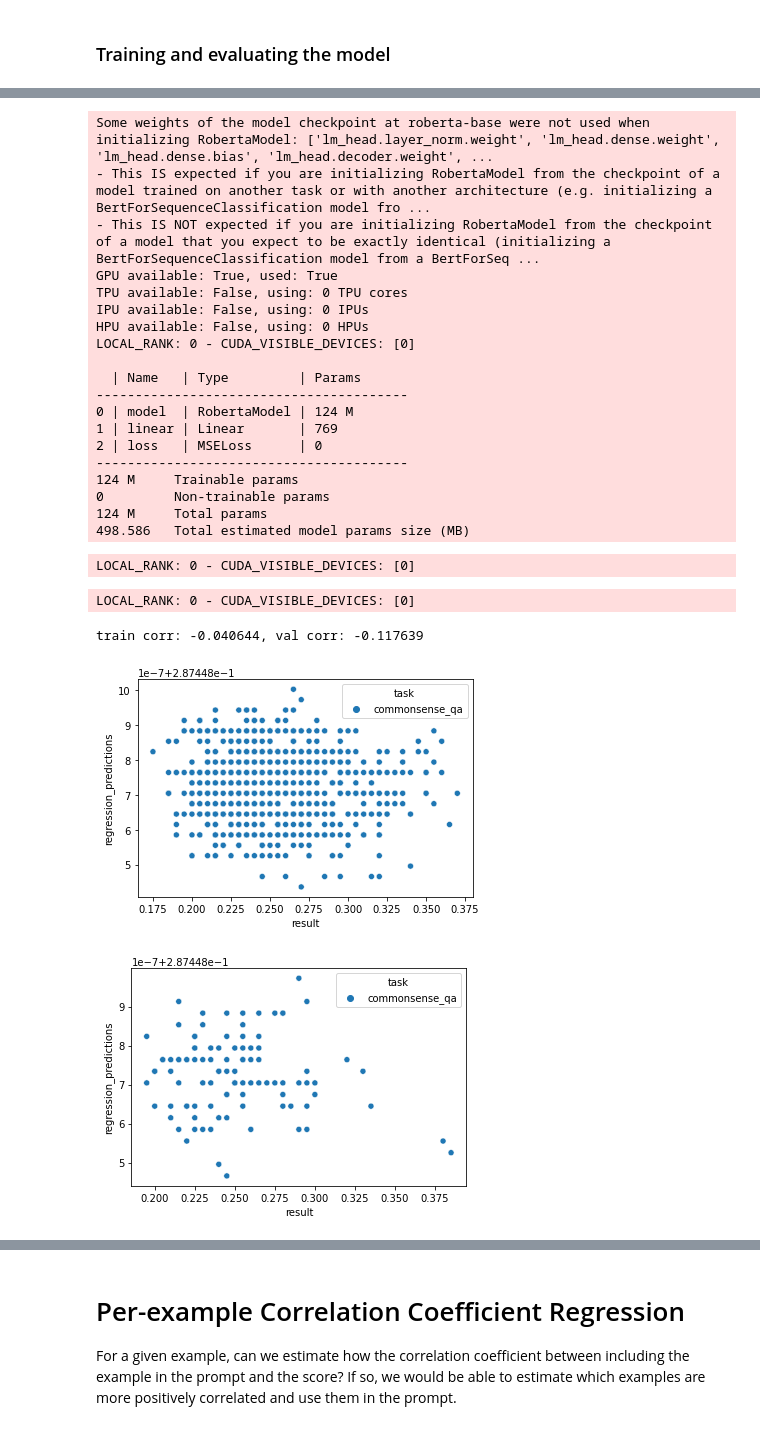
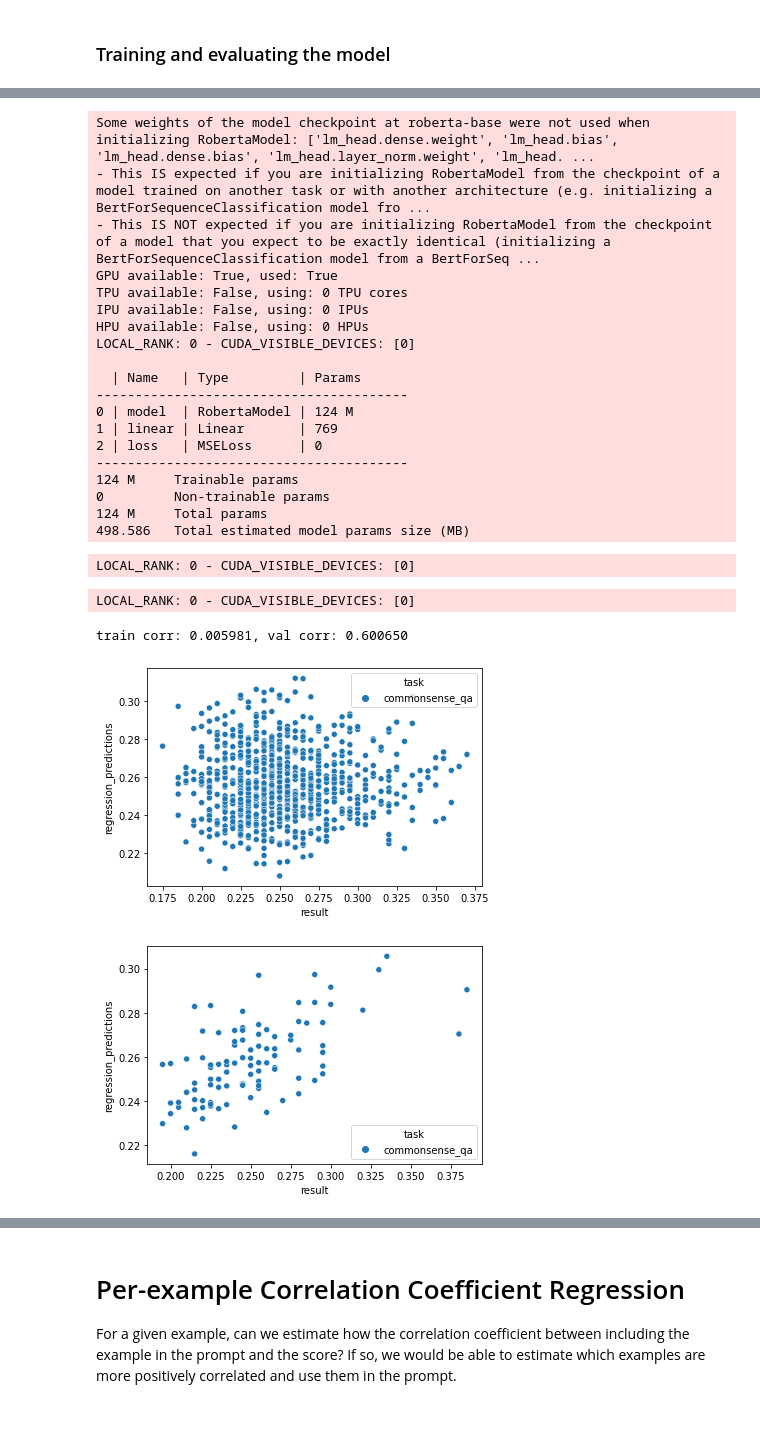
Before and after one commit to dmcinerney/MetaICL, a Jupyter notebook: prompt_result_regression.ipynb, the cells around one changed output, grey strips where cells are left out. Saved outputs shown, nothing was run; the diff lists cells and outputs as text; code cells hidden in the pictures.

```diff
--- a/prompt_result_regression.ipynb
+++ b/prompt_result_regression.ipynb
@@ -122,7 +127,7 @@ def getxy(df):
     X = np.stack(df.apply(lambda r: get_features(eval(r.train_indices)), axis=1))
     y = np.array(df.result)
     return X, y
-def setup_and_train_linear_regression(task, checkpoint):
+def setup_and_train_linear_regression(task, checkpoint, save_coefs=False):
     def get_df():
         df = get_full_df()
         return df[(df.task == task) & (df.checkpoint == checkpoint)]
@@ -132,18 +137,29 @@ def setup_and_train_linear_regression(task, checkpoint):
     print('train shapes: X - %s, y - %s' % (str(X_train.shape), str(y_train.shape)))
     X_val, y_val = getxy(dm._val.df)
     print('val shapes: X - %s, y - %s' % (str(X_val.shape), str(y_val.shape)))
-    model = LinearRegression()
-    model.fit(X_train, y_train)
+    model = sm.OLS(y_train, sm.add_constant(X_train)).fit()
+#     print(model.summary())
+#     model = LinearRegression()
+#     model.fit(X_train, y_train)
+    if save_coefs:
+        if not os.path.exists('regcoef'):
+            os.mkdir('regcoef')
+        if not os.path.exists(os.path.join('regcoef', checkpoint.replace('/', '-'))):
+            os.mkdir(os.path.join('regcoef', checkpoint.replace('/', '-')))
+#         np.save(os.path.join('regcoef', checkpoint.replace('/', '-'), '%s.npy' % task), model.coef_)
+        np.save(os.path.join('regcoef', checkpoint.replace('/', '-'), '%s.npy' % task), model.params[1:])
     return dm, model
 def get_prediction_dfs_linear_regression(dm, model):
     X_train, y_train = getxy(dm._train.df)
-    y_train_pred = model.predict(X_train)
+#     y_train_pred = model.predict(X_train)
+    y_train_pred = model.predict(sm.add_constant(X_train))
     train_df = dm._train.df.copy()
     train_df['regression_predictions'] = y_train_pred
     X_val, y_val = getxy(dm._val.df)
-    y_val_pred = model.predict(X_val)
+#     y_val_pred = model.predict(X_val)
+    y_val_pred = model.predict(sm.add_constant(X_val))
     val_df = dm._val.df.copy()
     val_df['regression_predictions'] = y_val_pred
-    print('train regression score: %s, val regression score: %s' % (model.score(X_train, y_train), model.score(X_val, y_val)))
+#     print('train regression score: %s, val regression score: %s' % (model.score(X_train, y_train), model.score(X_val, y_val)))
     return train_df, val_df
 # %%
@@ -181,0 +195,4 @@ train corr: 0.706295, val corr: 0.263506
+# %%
+dm, model = setup_and_train_linear_regression('biomrc', 'gpt2-large', save_coefs=True)
+train_df, val_df = get_prediction_dfs_linear_regression(dm, model)
+evaluate_prediction_dfs(train_df, val_df)
@@ -185,13 +208,14 @@ train corr: 0.706295, val corr: 0.263506
 ### Model
 # %%
 class StringRegressionModel(pl.LightningModule):
-    def __init__(self):
+    def __init__(self, lr=1e-4):
         super().__init__()
         self.model = AutoModel.from_pretrained('roberta-base')
         self.linear = nn.Linear(768, 1)
         self.loss = nn.MSELoss()
+        self.lr = lr
     def configure_optimizers(self):
-        return torch.optim.Adam(self.parameters(), lr=5e-4)
+        return torch.optim.Adam(self.parameters(), lr=self.lr)
     def forward(self, batch):
         out = self.model(**batch['text'])
         predictions = self.linear(out[1]).squeeze(-1)
@@ -217,14 +241,14 @@ class CollateFn:
             text=self.tokenizer([self.tokenizer.cls_token + ' ' + i['prompt'] for i in instances], return_tensors='pt', padding=True, truncation=True),
             label=torch.tensor([i['label'] for i in instances], dtype=torch.float32)
         )
-def setup_and_train_roberta_regression(task, checkpoint):
+def setup_and_train_roberta_regression(task, checkpoint, epochs=10, batch_size=64, lr=1e-4, seed=0):
     def get_df():
         df = get_full_df()
         return df[(df.task == task) & (df.checkpoint == checkpoint)]
-    dm = PromptsPerformanceData(get_df, batch_size=32, collate_fn=CollateFn())
+    dm = PromptsPerformanceData(get_df, batch_size=batch_size, collate_fn=CollateFn(), seed=seed)
     dm.setup()
-    model = StringRegressionModel()
-    trainer = pl.Trainer(gpus=1, max_epochs=3, log_every_n_steps=10)
+    model = StringRegressionModel(lr=lr)
+    trainer = pl.Trainer(gpus=1, max_epochs=epochs, log_every_n_steps=10)
     trainer.fit(model, datamodule=dm)
     return trainer, dm, model
 def get_prediction_dfs_roberta_regression(trainer, dm, model):
@@ -274,30 +298,30 @@ train corr: -0.001228, val corr: 0.064693
 # %%
-trainer, dm, model = setup_and_train_roberta_regression('commonsense_qa', 'gpt2-large')
+trainer, dm, model = setup_and_train_roberta_regression('commonsense_qa', 'gpt2-large', epochs=20, lr=1e-5)
 train_df, val_df = get_prediction_dfs_roberta_regression(trainer, dm, model)
 evaluate_prediction_dfs(train_df, val_df)
 # %% [output]
-Some weights of the model checkpoint at roberta-base were not used when initializing RobertaModel: ['lm_head.layer_norm.weight', 'lm_head.dense.weight', 'lm_head.dense.bias', 'lm_head.decoder.weight', ...
+Some weights of the model checkpoint at roberta-base were not used when initializing RobertaModel: ['lm_head.dense.weight', 'lm_head.bias', 'lm_head.dense.bias', 'lm_head.layer_norm.weight', 'lm_head. ...
 - This IS expected if you are initializing RobertaModel from the checkpoint of a model trained on another task or with another architecture (e.g. initializing a BertForSequenceClassification model fro ...
 - This IS NOT expected if you are initializing RobertaModel from the checkpoint of a model that you expect to be exactly identical (initializing a BertForSequenceClassification model from a BertForSeq ...
 GPU available: True, used: True
 TPU available: False, using: 0 TPU cores
 IPU available: False, using: 0 IPUs
 HPU available: False, using: 0 HPUs
 LOCAL_RANK: 0 - CUDA_VISIBLE_DEVICES: [0]
 
   | Name   | Type         | Params
 ----------------------------------------
 0 | model  | RobertaModel | 124 M
 1 | linear | Linear       | 769
 2 | loss   | MSELoss      | 0
 ----------------------------------------
 124 M     Trainable params
 0         Non-trainable params
 124 M     Total params
 498.586   Total estimated model params size (MB)
 LOCAL_RANK: 0 - CUDA_VISIBLE_DEVICES: [0]
 LOCAL_RANK: 0 - CUDA_VISIBLE_DEVICES: [0]
-train corr: -0.040644, val corr: -0.117639
+train corr: 0.005981, val corr: 0.600650
-[figure, old version]
+[figure, new version]
-[figure, old version]
+[figure, new version]
 # %%
```
Also changed, not shown: parts of 15 cells of this notebook, 8 other files.
